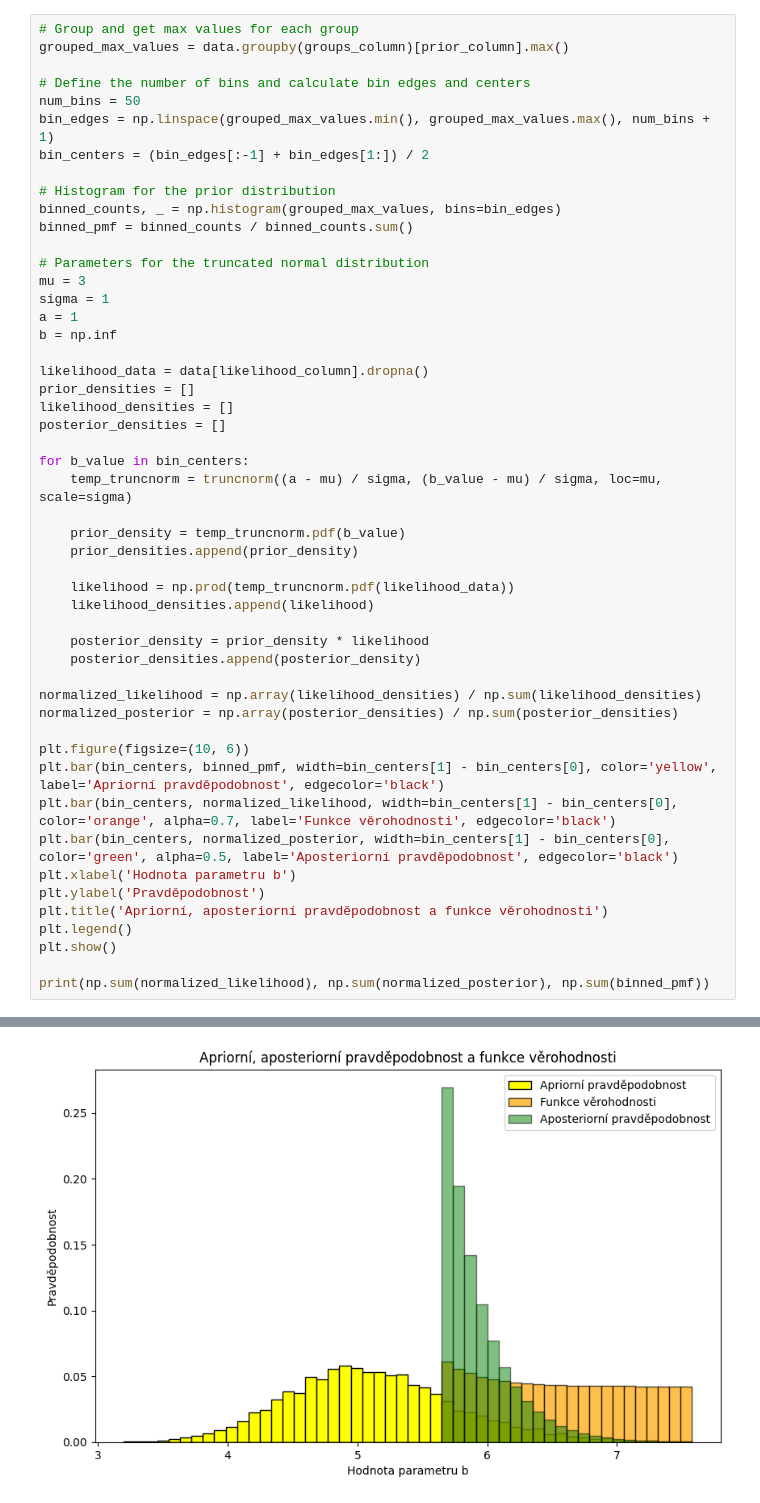
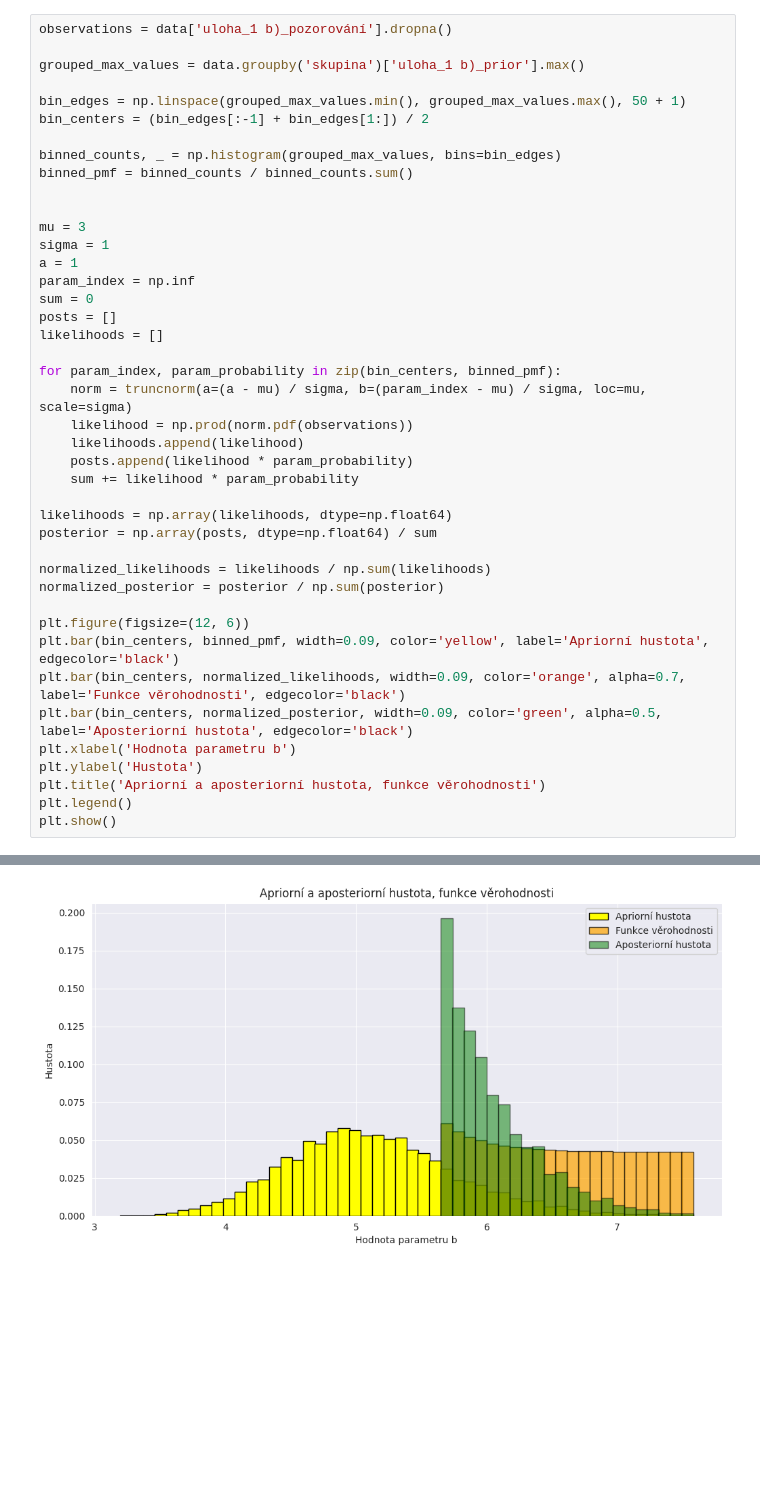
Before and after one commit to terrorgarten/MSP_P2, a Jupyter notebook: scripts/bayes_estimates.ipynb, the cells around one changed output, grey strips where cells are left out. Saved outputs shown, nothing was run; the diff lists cells and outputs as text; blank space fills up the shorter version.

```diff
--- a/scripts/bayes_estimates.ipynb
+++ b/scripts/bayes_estimates.ipynb
@@ -251,51 +185,43 @@ Graf poskytuje vizuální porovnání vlivu pozorovaných dat na apriorní před
 # %%
-# Group and get max values for each group
-grouped_max_values = data.groupby(groups_column)[prior_column].max()
+observations = data['uloha_1 b)_pozorování'].dropna()
 
-# Define the number of bins and calculate bin edges and centers
-num_bins = 50
-bin_edges = np.linspace(grouped_max_values.min(), grouped_max_values.max(), num_bins + 1)
+grouped_max_values = data.groupby('skupina')['uloha_1 b)_prior'].max()
+
+bin_edges = np.linspace(grouped_max_values.min(), grouped_max_values.max(), 50 + 1)
 bin_centers = (bin_edges[:-1] + bin_edges[1:]) / 2
 
-# Histogram for the prior distribution
 binned_counts, _ = np.histogram(grouped_max_values, bins=bin_edges)
 binned_pmf = binned_counts / binned_counts.sum()
 
-# Parameters for the truncated normal distribution
+
 mu = 3
 sigma = 1
 a = 1
-b = np.inf
+param_index = np.inf
+sum = 0
+posts = []
+likelihoods = []
 
-likelihood_data = data[likelihood_column].dropna()
-prior_densities = []
-likelihood_densities = []
-posterior_densities = []
+for param_index, param_probability in zip(bin_centers, binned_pmf):
+    norm = truncnorm(a=(a - mu) / sigma, b=(param_index - mu) / sigma, loc=mu, scale=sigma)
+    likelihood = np.prod(norm.pdf(observations))
+    likelihoods.append(likelihood)
+    posts.append(likelihood * param_probability)
+    sum += likelihood * param_probability
 
-for b_value in bin_centers:
-    temp_truncnorm = truncnorm((a - mu) / sigma, (b_value - mu) / sigma, loc=mu, scale=sigma)
+likelihoods = np.array(likelihoods, dtype=np.float64)
+posterior = np.array(posts, dtype=np.float64) / sum
 
-    prior_density = temp_truncnorm.pdf(b_value)
-    prior_densities.append(prior_density)
+normalized_likelihoods = likelihoods / np.sum(likelihoods)
+normalized_posterior = posterior / np.sum(posterior)
 
-    likelihood = np.prod(temp_truncnorm.pdf(likelihood_data))
-    likelihood_densities.append(likelihood)
-
-    posterior_density = prior_density * likelihood
-    posterior_densities.append(posterior_density)
-
-normalized_likelihood = np.array(likelihood_densities) / np.sum(likelihood_densities)
-normalized_posterior = np.array(posterior_densities) / np.sum(posterior_densities)
-
-plt.figure(figsize=(10, 6))
-plt.bar(bin_centers, binned_pmf, width=bin_centers[1] - bin_centers[0], color='yellow', label='Apriorní pravděpodobnost', edgecolor='black')
-plt.bar(bin_centers, normalized_likelihood, width=bin_centers[1] - bin_centers[0], color='orange', alpha=0.7, label='Funkce věrohodnosti', edgecolor='black')
-plt.bar(bin_centers, normalized_posterior, width=bin_centers[1] - bin_centers[0], color='green', alpha=0.5, label='Aposteriorní pravděpodobnost', edgecolor='black')
+plt.figure(figsize=(12, 6))
+plt.bar(bin_centers, binned_pmf, width=0.09, color='yellow', label='Apriorní hustota', edgecolor='black')
+plt.bar(bin_centers, normalized_likelihoods, width=0.09, color='orange', alpha=0.7, label='Funkce věrohodnosti', edgecolor='black')
+plt.bar(bin_centers, normalized_posterior, width=0.09, color='green', alpha=0.5, label='Aposteriorní hustota', edgecolor='black')
 plt.xlabel('Hodnota parametru b')
-plt.ylabel('Pravděpodobnost')
-plt.title('Apriorní, aposteriorní pravděpodobnost a funkce věrohodnosti')
+plt.ylabel('Hustota')
+plt.title('Apriorní a aposteriorní hustota, funkce věrohodnosti')
 plt.legend()
 plt.show()
-
-print(np.sum(normalized_likelihood), np.sum(normalized_posterior), np.sum(binned_pmf))
 # %% [output]
@@ -304,4 +228,4 @@ print(np.sum(normalized_likelihood), np.sum(normalized_posterior), np.sum(binned
-[figure, old version]
+[figure, new version]
 # %% [markdown]
 ### 95% Interval Spolehlivosti pro Parametr b
 
```
Also changed, not shown: parts of 21 cells of this notebook, 1 other file.
